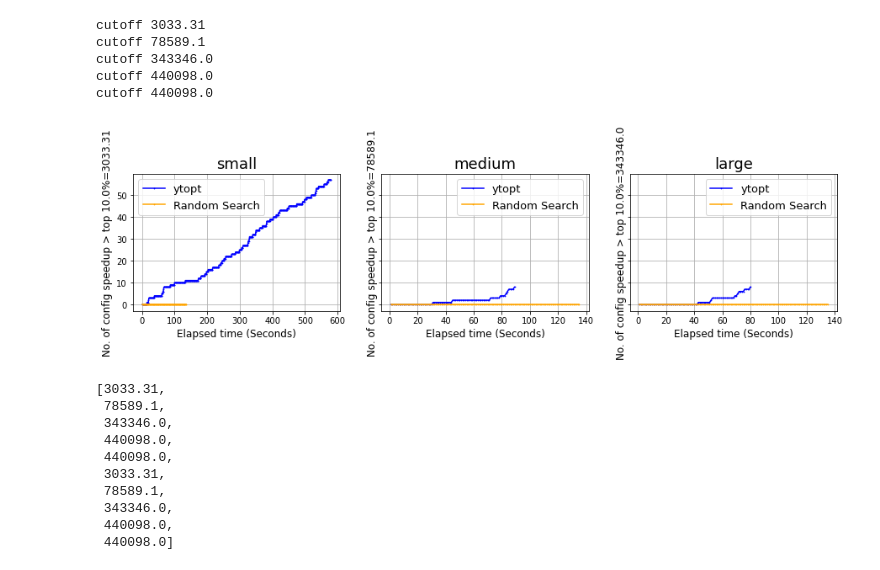
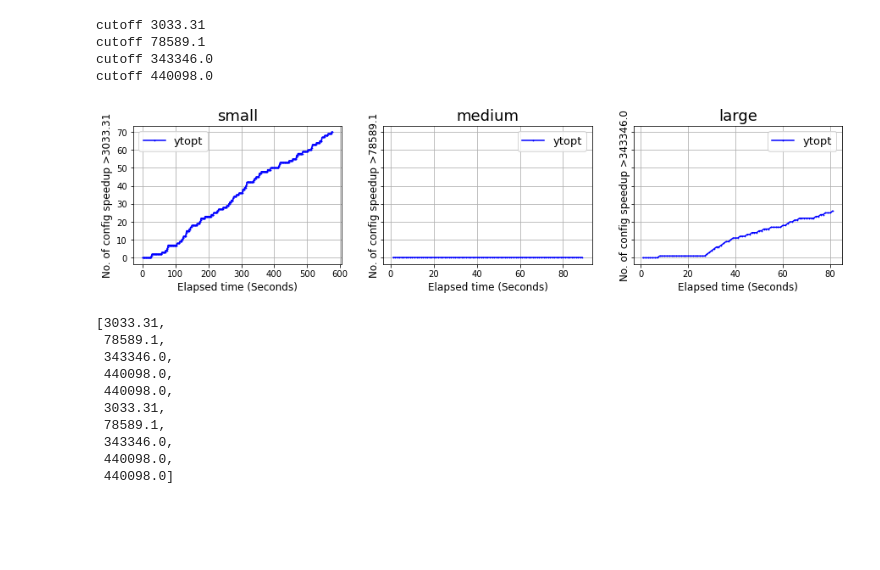
Before and after one commit to idumahg/ytopt_project, a Jupyter notebook: target-plot-time.ipynb, the cells around one changed output. Drawn from its saved outputs; the diff is of its cells as text; code cells hidden in the pictures; blank space fills up the shorter version.

```diff
--- a/target-plot-time.ipynb
+++ b/target-plot-time.ipynb
@@ -23,8 +23,8 @@ gathered = []
 cutoffs = []
 iters = 0
 
-d_sizes = ['small', 'medium', 'large', 'XXL', 'XXL_modified']
-cutoffs = [3033.31, 78589.1, 343346.0, 440098.0, 440098.0]
+d_sizes = ['small', 'medium', 'large', 'XXL']
+cutoffs = [3033.31, 78589.1, 343346.0, 440098.0]
 
 for d_size in d_sizes:
 
@@ -33,7 +33,7 @@ for d_size in d_sizes:
     alpha = 0.1
 
 
-    kernel_rf = 'RF/'
+    kernel_rf = 'RF/modified/'
     file_rf = f'{dir_name}{kernel_rf}{d_size}_problem.csv'
     evals_rf = np.array(pd.read_csv(file_rf)['objective'])
     evals_rf *= -1
@@ -59,7 +59,10 @@ for d_size in d_sizes:
 #     idx_dummy = 0
 #     t_dummy = T_dummy[idx_dummy] # picks the elapsed time
 
-    T_max = int(max(T_rf.max(), T_dummy.max()))
+#     T_max = int(max(T_rf.max(), T_dummy.max()))
+
+    T_max = int(max(T_rf))
+
 
 #     cutoff = sorted(evals, reverse=True)[int(len(evals)*alpha)]#[0]
     cutoff = cutoffs[iters]
@@ -105,7 +108,7 @@ for d_size in d_sizes:
 
     cc = {}
     cc['rf'] = plot_rf
-    cc['dummy'] = plot_dummy
+#     cc['dummy'] = plot_dummy
 
     gathered.append(cc)
     cutoffs.append(cutoff)
@@ -114,4 +117,3 @@ cutoff 3033.31
 cutoff 78589.1
 cutoff 343346.0
 cutoff 440098.0
-cutoff 440098.0
@@ -118,32 +122,32 @@ cutoff 440098.0
 # %%
 fig, axs = plt.subplots(1,3, figsize=(15, 3), sharex=False, sharey=True)
 for ax, cc, d_size, cut in zip(axs.flat,gathered,d_sizes,cutoffs):
     dict_s = cc
 
     for k, v in dict_s.items():
         if k == 'rf':
             k = 'ytopt'
             color = 'blue'
 
-        if k == 'dummy':
-            k = 'Random Search'
-            color = 'orange'
+#         if k == 'dummy':
+#             k = 'Random Search'
+#             color = 'orange'
 
         ax.plot(range(1, len(v) + 1), v, '.-', label=k, linewidth=1.5, markersize=1.5,color=color)
 
 #     ax.plot(range(1, len(v) + 1), baseline*np.ones(len(v)), '-', label='Baseline', linewidth=1.5, markersize=1.5,color='red')
     ax.legend(fontsize=13)
 
 
 #     ax.set_ylabel('Best speedup so far', fontsize=12)
     ax.set_xlabel('Elapsed time (Seconds)', fontsize=12)
     ax.set_title(d_size, fontsize=18)
-    ax.set_ylabel('No. of config speedup > top '+str(alpha*100)+'%''='+str(cut), fontsize=12)
+    ax.set_ylabel('No. of config speedup >' + str(cut), fontsize=12)
     ax.tick_params(axis="x", labelsize=10)
     ax.tick_params(axis="y", labelsize=10)
     ax.grid()
 # %% [output]
-[figure, old version]
+[figure, new version]
 # %%
 cutoffs
 # %% [output]
```
Also changed, not shown: parts of 3 cells of this notebook, 6 other files.
